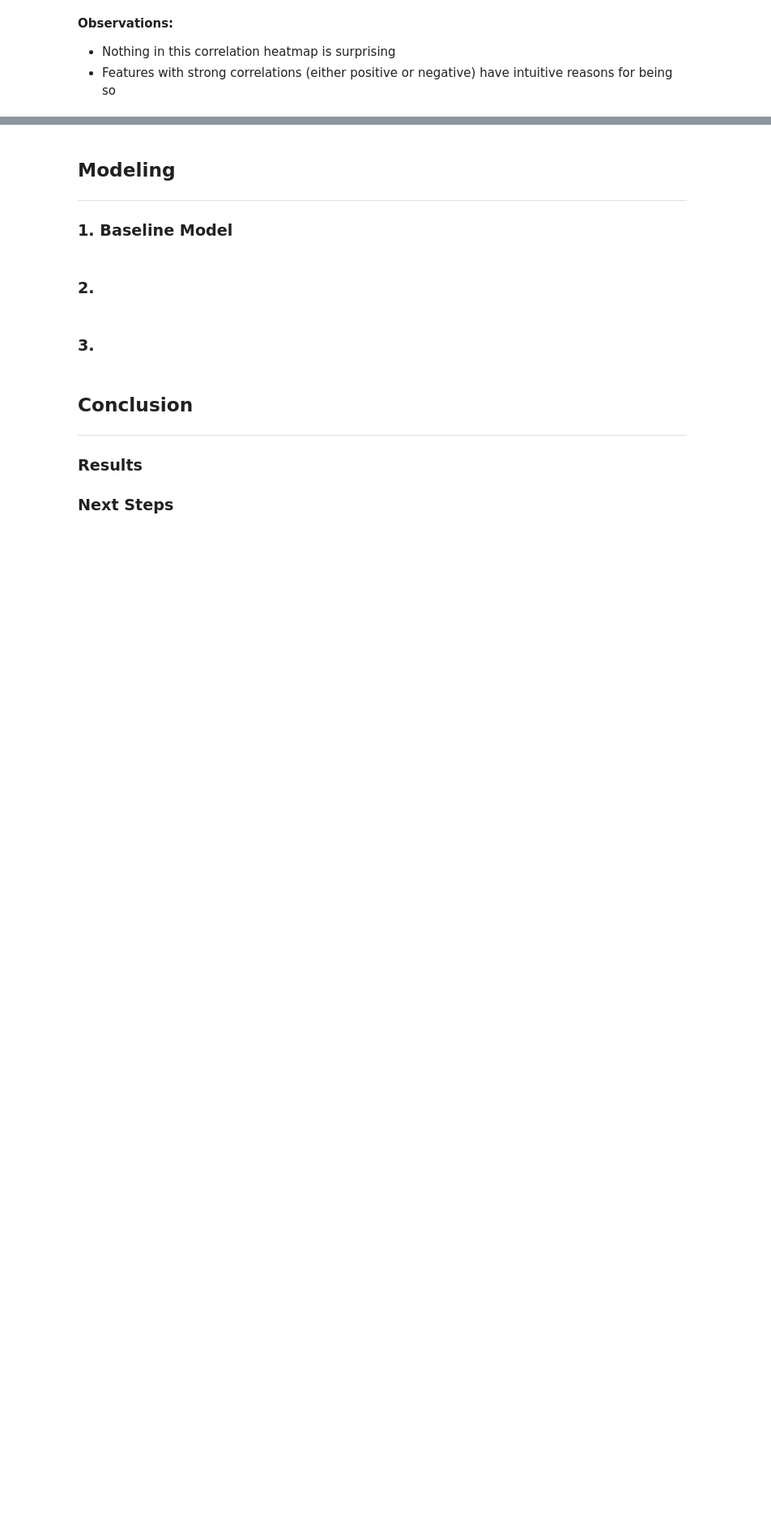
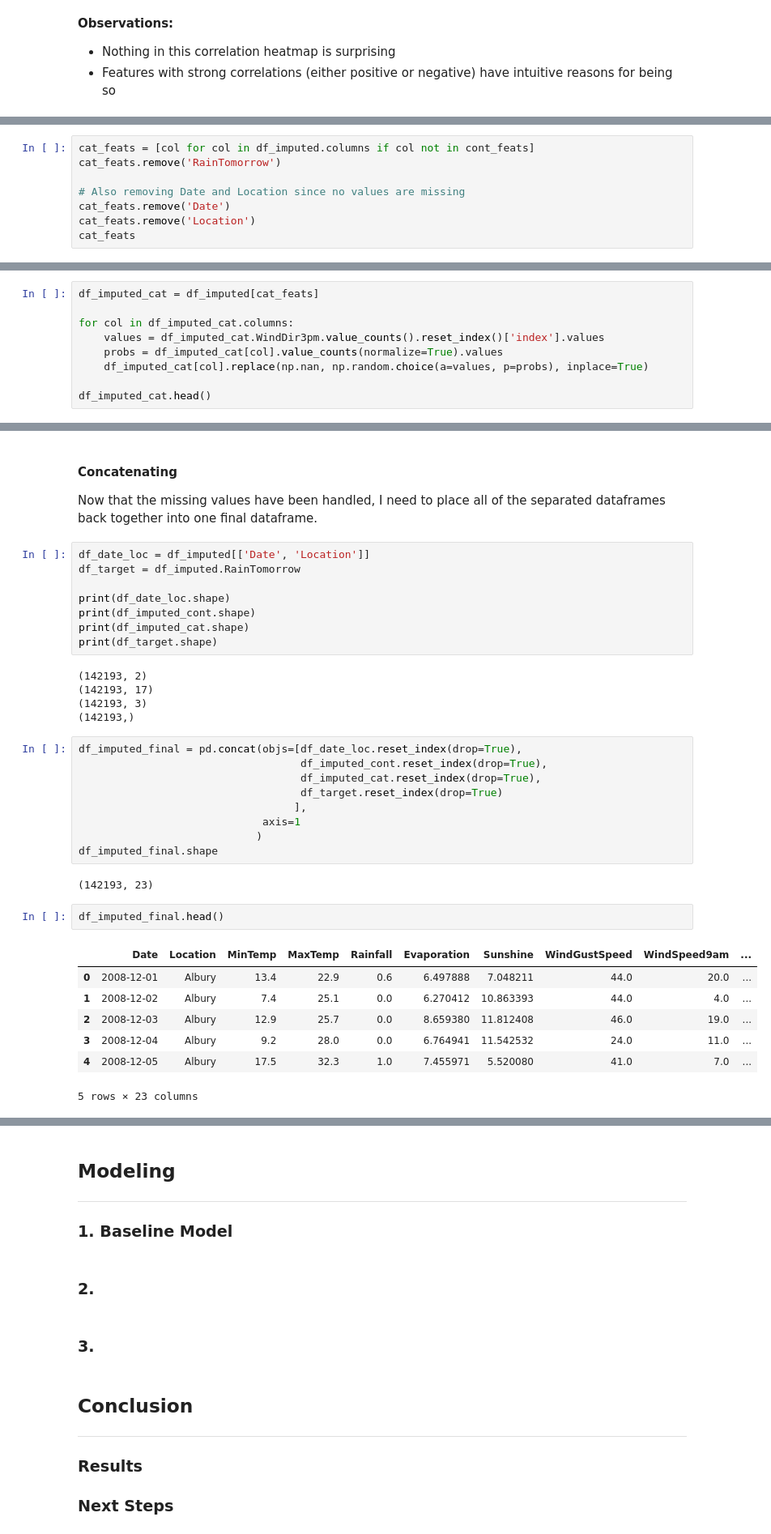
Before and after one commit to tjkyner/australian-rain-prediction, a Jupyter notebook: notebook.ipynb, the cells around one changed output, grey strips where cells are left out. Shown: that part at 81% size. Cells and saved outputs as stored; diff of their text form; blank space fills up the shorter version.

```diff
--- a/notebook.ipynb
+++ b/notebook.ipynb
@@ -323,0 +422,8 @@ sns.heatmap(df.corr(), mask=mask, annot=True, fmt='.2f', square=True, cmap=cmap)
+# %%
+cat_feats = [col for col in df_imputed.columns if col not in cont_feats]
+cat_feats.remove('RainTomorrow')
+
+# Also removing Date and Location since no values are missing
+cat_feats.remove('Date')
+cat_feats.remove('Location')
+cat_feats
@@ -323,0 +432,9 @@ sns.heatmap(df.corr(), mask=mask, annot=True, fmt='.2f', square=True, cmap=cmap)
+# %%
+df_imputed_cat = df_imputed[cat_feats]
+
+for col in df_imputed_cat.columns:
+    values = df_imputed_cat.WindDir3pm.value_counts().reset_index()['index'].values
+    probs = df_imputed_cat[col].value_counts(normalize=True).values
+    df_imputed_cat[col].replace(np.nan, np.random.choice(a=values, p=probs), inplace=True)
+
+df_imputed_cat.head()
@@ -323,0 +455,37 @@ sns.heatmap(df.corr(), mask=mask, annot=True, fmt='.2f', square=True, cmap=cmap)
+# %% [markdown]
+#### Concatenating
+Now that the missing values have been handled, I need to place all of the separated dataframes back together into one final dataframe.
+# %%
+df_date_loc = df_imputed[['Date', 'Location']]
+df_target = df_imputed.RainTomorrow
+
+print(df_date_loc.shape)
+print(df_imputed_cont.shape)
+print(df_imputed_cat.shape)
+print(df_target.shape)
+# %% [output]
+(142193, 2)
+(142193, 17)
+(142193, 3)
+(142193,)
+# %%
+df_imputed_final = pd.concat(objs=[df_date_loc.reset_index(drop=True),
+                                   df_imputed_cont.reset_index(drop=True),
+                                   df_imputed_cat.reset_index(drop=True),
+                                   df_target.reset_index(drop=True)
+                                  ],
+                             axis=1
+                            )
+df_imputed_final.shape
+# %% [output]
+(142193, 23)
+# %%
+df_imputed_final.head()
+# %% [output]
+|  | Date | Location | MinTemp | MaxTemp | Rainfall | Evaporation | Sunshine | WindGustSpeed | WindSpeed9am | ... |
+| 0 | 2008-12-01 | Albury | 13.4 | 22.9 | 0.6 | 6.497888 | 7.048211 | 44.0 | 20.0 | ... |
+| 1 | 2008-12-02 | Albury | 7.4 | 25.1 | 0.0 | 6.270412 | 10.863393 | 44.0 | 4.0 | ... |
+| 2 | 2008-12-03 | Albury | 12.9 | 25.7 | 0.0 | 8.659380 | 11.812408 | 46.0 | 19.0 | ... |
+| 3 | 2008-12-04 | Albury | 9.2 | 28.0 | 0.0 | 6.764941 | 11.542532 | 24.0 | 11.0 | ... |
+| 4 | 2008-12-05 | Albury | 17.5 | 32.3 | 1.0 | 7.455971 | 5.520080 | 41.0 | 7.0 | ... |
+5 rows × 23 columns
```
Also changed, not shown: parts of 21 cells of this notebook.
